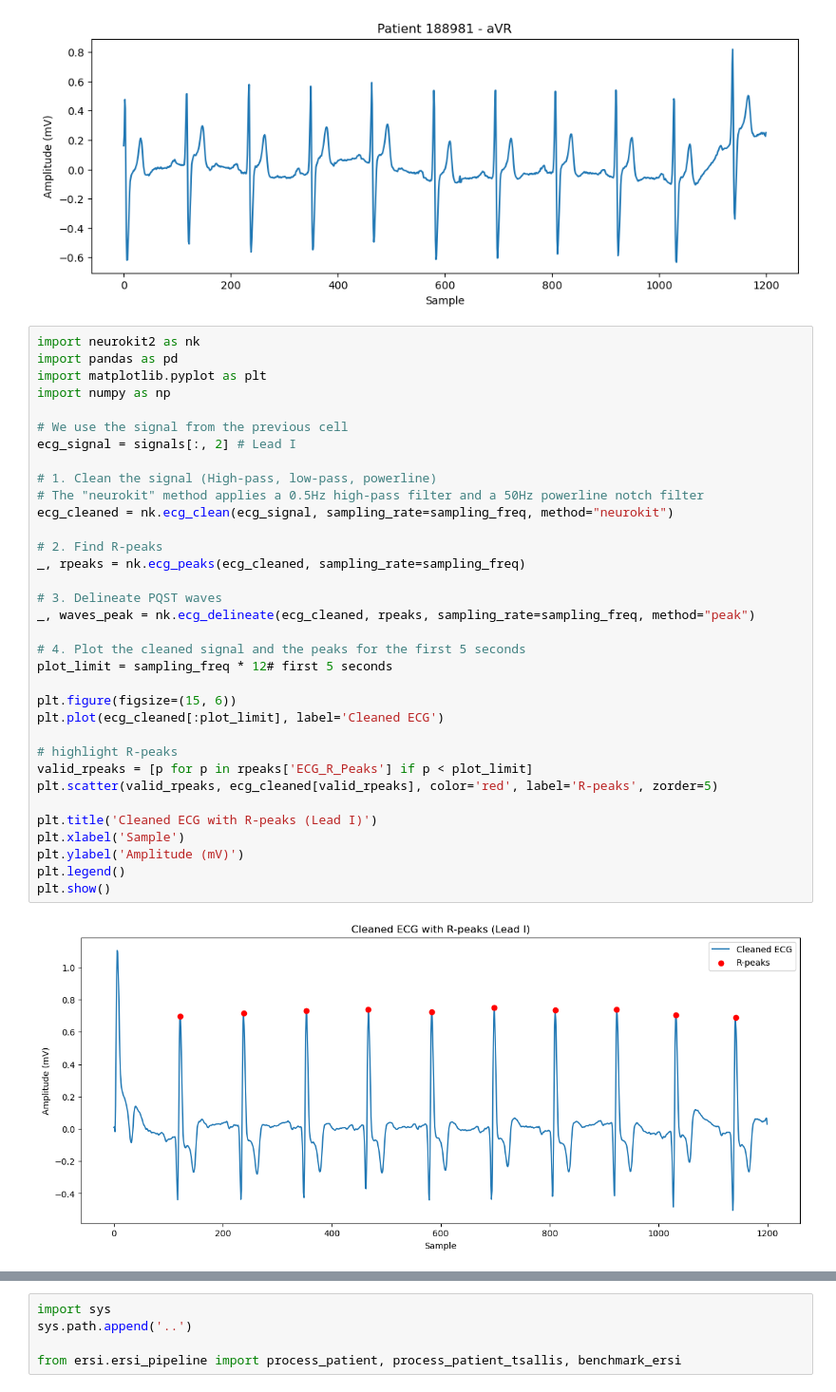
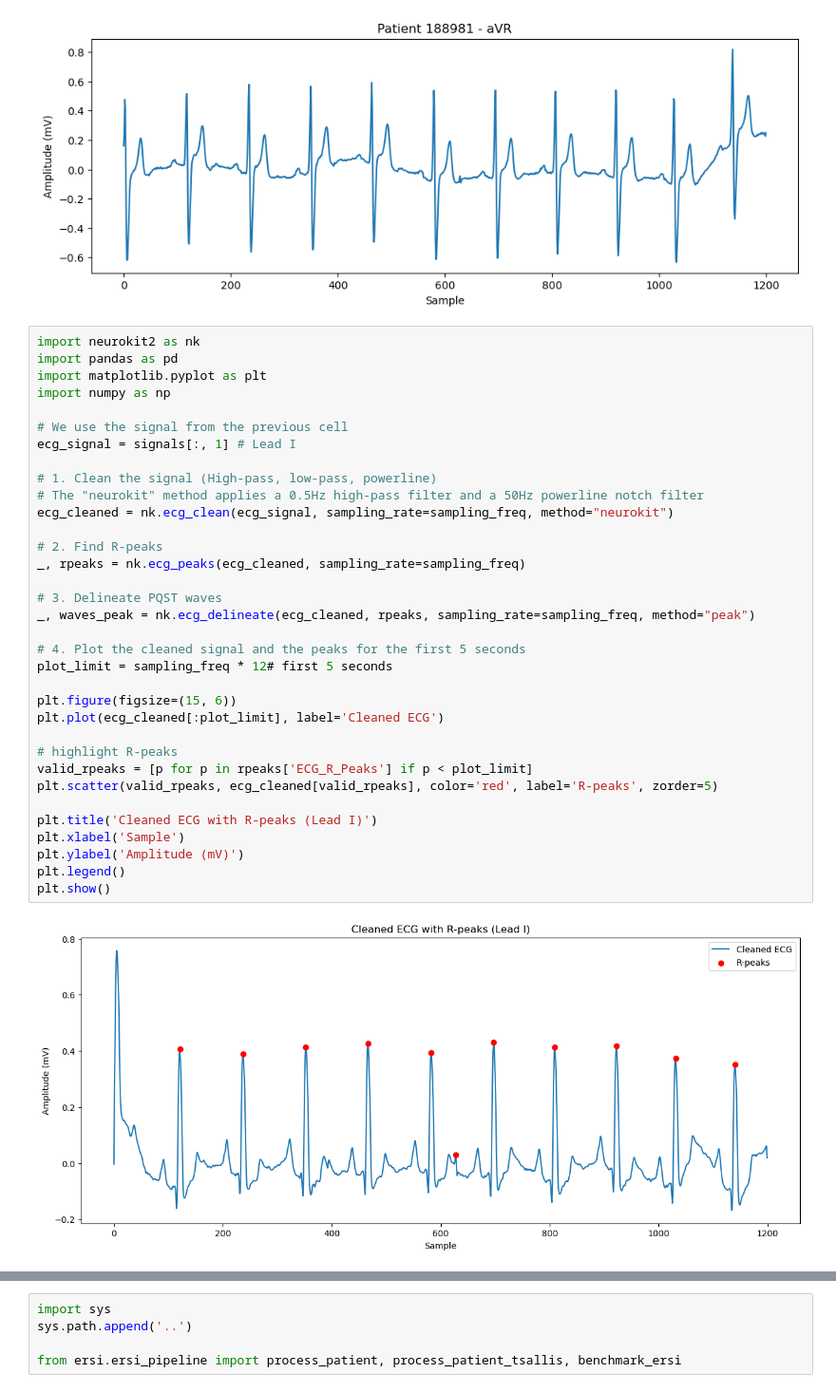
Before and after one commit to leejuntsien/IDSC_2026, a Jupyter notebook: data_in.ipynb, the cells around one changed output, grey strips where cells are left out. Shown at 95% size. Saved outputs shown, nothing was run; the diff lists cells and outputs as text.

```diff
--- a/data_in.ipynb
+++ b/data_in.ipynb
@@ -104,35 +104,35 @@ import matplotlib.pyplot as plt
 import numpy as np
 
 # We use the signal from the previous cell
-ecg_signal = signals[:, 2] # Lead I
+ecg_signal = signals[:, 1] # Lead I
 
 # 1. Clean the signal (High-pass, low-pass, powerline)
 # The "neurokit" method applies a 0.5Hz high-pass filter and a 50Hz powerline notch filter
 ecg_cleaned = nk.ecg_clean(ecg_signal, sampling_rate=sampling_freq, method="neurokit")
 
 # 2. Find R-peaks
 _, rpeaks = nk.ecg_peaks(ecg_cleaned, sampling_rate=sampling_freq)
 
 # 3. Delineate PQST waves
 _, waves_peak = nk.ecg_delineate(ecg_cleaned, rpeaks, sampling_rate=sampling_freq, method="peak")
 
 # 4. Plot the cleaned signal and the peaks for the first 5 seconds
 plot_limit = sampling_freq * 12# first 5 seconds
 
 plt.figure(figsize=(15, 6))
 plt.plot(ecg_cleaned[:plot_limit], label='Cleaned ECG')
 
 # highlight R-peaks
 valid_rpeaks = [p for p in rpeaks['ECG_R_Peaks'] if p < plot_limit]
 plt.scatter(valid_rpeaks, ecg_cleaned[valid_rpeaks], color='red', label='R-peaks', zorder=5)
 
 plt.title('Cleaned ECG with R-peaks (Lead I)')
 plt.xlabel('Sample')
 plt.ylabel('Amplitude (mV)')
 plt.legend()
 plt.show()
 # %% [output]
-[figure, old version]
+[figure, new version]
 # %%
 # 5. Create a composite (median) representation of the heartbeat
 ecg_epochs = nk.ecg_segment(ecg_cleaned, rpeaks=rpeaks['ECG_R_Peaks'], sampling_rate=sampling_freq)
```
Also changed, not shown: parts of 5 cells of this notebook, 1 other file.
